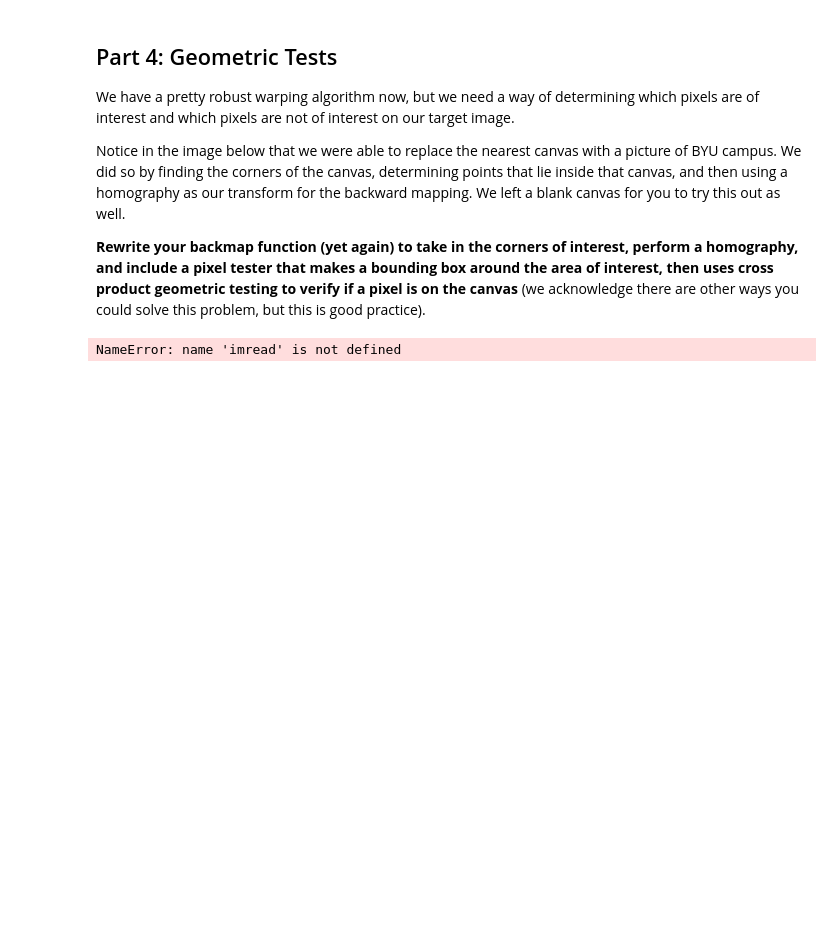
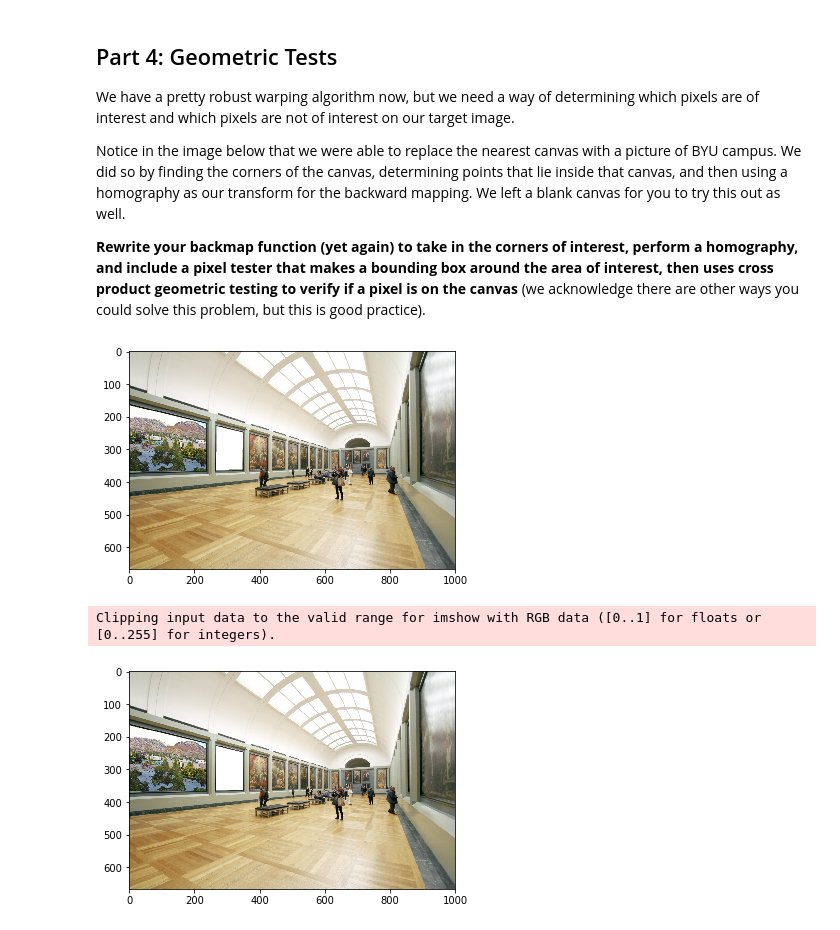
Before and after one commit to bryantmh/CS355, a Jupyter notebook: Lab 9/Lab9-ImageWarping.ipynb, the cells around one changed output. Cells and saved outputs as stored; diff of their text form; code cells hidden in the pictures; blank space fills up the shorter version.

```diff
--- a/Lab 9/Lab9-ImageWarping.ipynb
+++ b/Lab 9/Lab9-ImageWarping.ipynb
@@ -237,10 +237,17 @@ Notice in the image below that we were able to replace the nearest canvas with a
 def getCanvas(t0, t1, t2, t3):
     canvas = []
 
-    #Your code here
-    screen = np.loadtxt("screen.txt")
-    for line in screen:
-        canvas.append(Point(int(line[0]), int(line[1])))
+    xVals = [t0.x, t1.x, t2.x, t3.x]
+    xMin = min(xVals)
+    xMax = max(xVals)
+
+    yVals = [t0.y, t1.y, t2.y, t3.y]
+    yMin = min(yVals)
+    yMax = max(yVals)
+
+    for row in range(yMax - yMin):
+        for col in range(xMax - xMin):
+            canvas.append(Point(xMin + col, yMin + row))
 
     return canvas
 
@@ -249,7 +256,6 @@ def backmap3(source,target,s0,s1,s2,s3,t0,t1,t2,t3):
 
     transform = getHomography(s0,s1,s2,s3,t0,t1,t2,t3)
     points = getCanvas(t0, t1, t2, t3)
-    #Your code here
 
     t = np.copy(target)
     invTrans = np.linalg.inv(transform)
@@ -258,35 +264,37 @@ def backmap3(source,target,s0,s1,s2,s3,t0,t1,t2,t3):
         a = np.array([point.x, point.y, 1])
         b = np.dot(invTrans, a)
         if b[0] >= 0 and b[1] >= 0 and b[0] < len(source) and b[1] < len(source[0]):
-            t[point.y, point.x] = interpolate(source, b[0], b[1]) * 255
+            t[point.y, point.x] = interpolate(source, b[1], b[0]) * 255
 
     return t
 
     return source
 
 
-museum = imread('museum.png')
+museum = plt.imread('museum.png')
 plt.imshow(museum,vmin=0)
 plt.show()
 
 filename = "test.png"
-im = imread(filename)
+im = plt.imread(filename)
 
 h,w,_ = im.shape
 
 s0 = Point(0,0)
 s1 = Point(w-1,0)
 s2 = Point(w-1,h-1)
 s3 = Point(0,h-1)
 
 t0 = Point(268,230)
 t1 = Point(349,249)
 t2 = Point(347,361)
 t3 = Point(267,363)
 
 result = backmap3(im,museum,s0,s1,s2,s3,t0,t1,t2,t3)
 
 plt.imshow(result,vmin=0)
 plt.show()
 # %% [output]
+[figure, added]
-NameError: name 'imread' is not defined
+Clipping input data to the valid range for imshow with RGB data ([0..1] for floats or [0..255] for integers).
+[figure, added]
```
Also changed, not shown: parts of 1 cell of this notebook.
